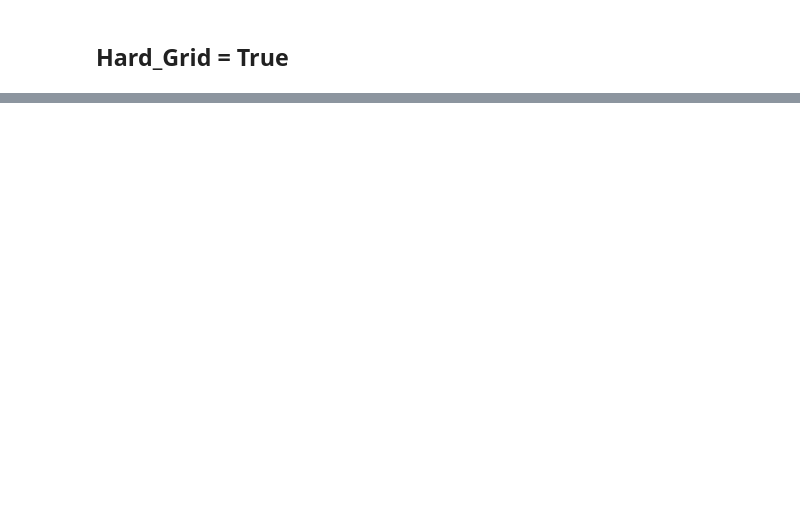
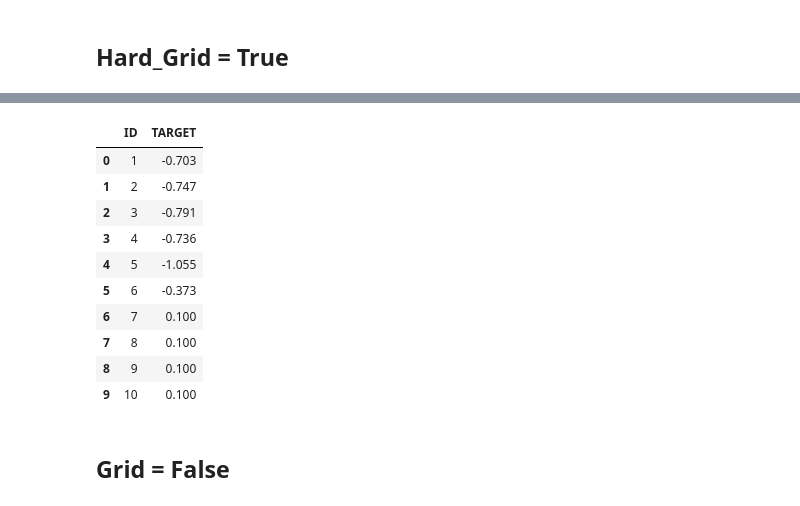
Before and after one commit to jeremycombe/Pipeline, a Jupyter notebook: Tests.ipynb, the cells around one changed output, grey strips where cells are left out. Saved outputs shown, nothing was run; the diff lists cells and outputs as text; code cells hidden in the pictures; blank space fills up the shorter version.

```diff
--- a/Tests.ipynb
+++ b/Tests.ipynb
@@ -400,0 +560,16 @@ Target.head(10)
+# %%
+Target.head(10)
+# %% [output]
+|  | ID | TARGET |
+| 0 | 1 | -0.703 |
+| 1 | 2 | -0.747 |
+| 2 | 3 | -0.791 |
+| 3 | 4 | -0.736 |
+| 4 | 5 | -1.055 |
+| 5 | 6 | -0.373 |
+| 6 | 7 | 0.100 |
+| 7 | 8 | 0.100 |
+| 8 | 9 | 0.100 |
+| 9 | 10 | 0.100 |
+# %% [markdown]
+## Grid = False
```
Also changed, not shown: parts of 12 cells of this notebook, 1 other file.
